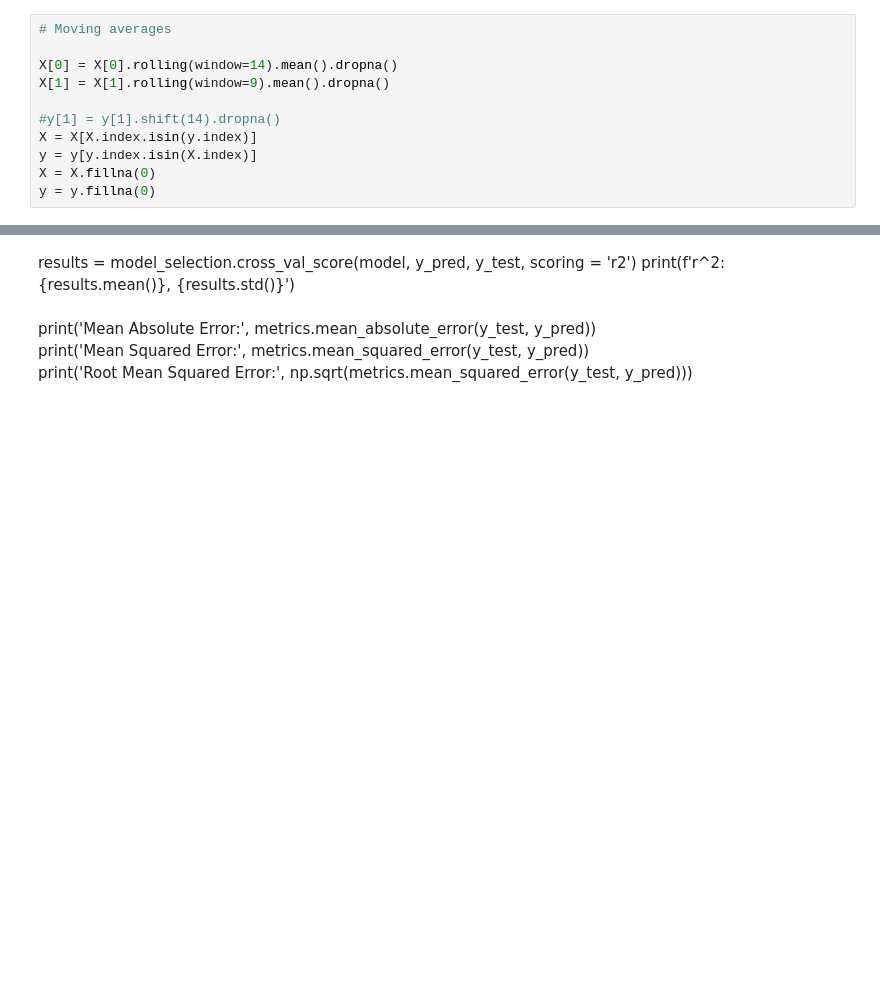
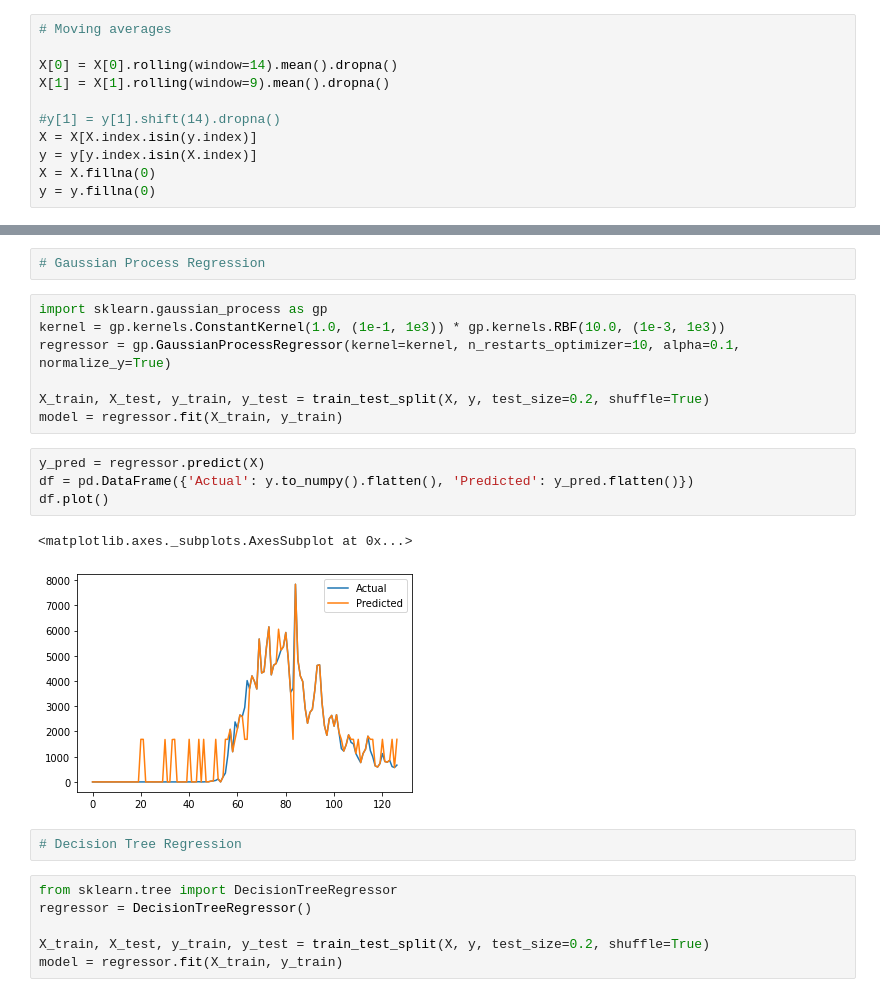
Before and after one commit to robinvvinod/spaceapps, a Jupyter notebook: regression.ipynb, the cells around one changed output, grey strips where cells are left out. Cells and saved outputs as stored; diff of their text form; blank space fills up the shorter version.

Commit message:
added new regressions

```diff
--- a/regression.ipynb
+++ b/regression.ipynb
@@ -114,7 +88,24 @@ df.plot()
-# %% [markdown]
-results = model_selection.cross_val_score(model, y_pred, y_test, scoring = 'r2')
-print(f'r^2: {results.mean()}, {results.std()}')
-# %% [markdown]
-print('Mean Absolute Error:', metrics.mean_absolute_error(y_test, y_pred))
-print('Mean Squared Error:', metrics.mean_squared_error(y_test, y_pred))
-print('Root Mean Squared Error:', np.sqrt(metrics.mean_squared_error(y_test, y_pred)))
+# %%
+# Gaussian Process Regression
+# %%
+import sklearn.gaussian_process as gp
+kernel = gp.kernels.ConstantKernel(1.0, (1e-1, 1e3)) * gp.kernels.RBF(10.0, (1e-3, 1e3))
+regressor = gp.GaussianProcessRegressor(kernel=kernel, n_restarts_optimizer=10, alpha=0.1, normalize_y=True)
+
+X_train, X_test, y_train, y_test = train_test_split(X, y, test_size=0.2, shuffle=True)
+model = regressor.fit(X_train, y_train)
+# %%
+y_pred = regressor.predict(X)
+df = pd.DataFrame({'Actual': y.to_numpy().flatten(), 'Predicted': y_pred.flatten()})
+df.plot()
+# %% [output]
+<matplotlib.axes._subplots.AxesSubplot at 0x...>
+[figure, added]
+# %%
+# Decision Tree Regression
+# %%
+from sklearn.tree import DecisionTreeRegressor
+regressor = DecisionTreeRegressor()
+
+X_train, X_test, y_train, y_test = train_test_split(X, y, test_size=0.2, shuffle=True)
+model = regressor.fit(X_train, y_train)
```
Also changed, not shown: parts of 13 cells of this notebook.
